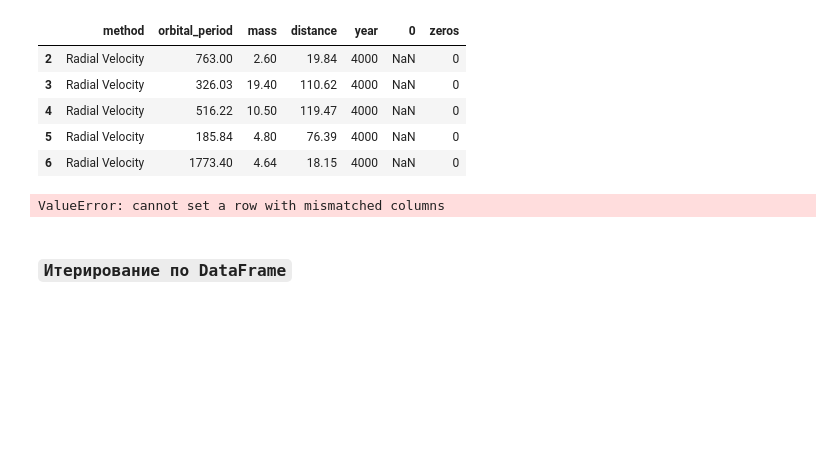
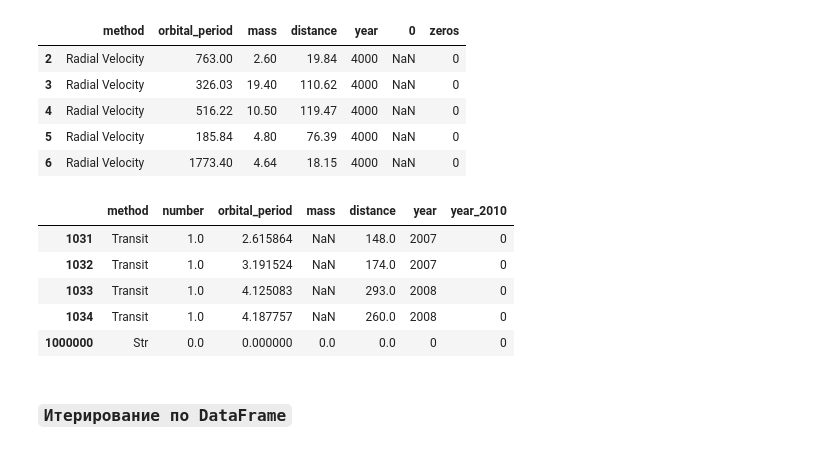
Before and after one commit to MelLain/mipt-python, a Jupyter notebook: lectures/05-data.ipynb, the cells around one changed output. Saved outputs shown, nothing was run; the diff lists cells and outputs as text; code cells hidden in the pictures; blank space fills up the shorter version.

```diff
--- a/lectures/05-data.ipynb
+++ b/lectures/05-data.ipynb
@@ -873,10 +873,15 @@ df.head()
 | 5 | Radial Velocity | 185.84 | 4.80 | 76.39 | 4000 | NaN | 0 |
 | 6 | Radial Velocity | 1773.40 | 4.64 | 18.15 | 4000 | NaN | 0 |
 # %%
-df.loc[1000000] = ["Str", 0.0, 0.0, 0.0, 0, 0]
+df.loc[1000000] = ["Str", 0.0, 0.0, 0.0, 0, 0, 0]
 df.tail()
 # %% [output]
-ValueError: cannot set a row with mismatched columns
+|  | method | number | orbital_period | mass | distance | year | year_2010 |
+| 1031 | Transit | 1.0 | 2.615864 | NaN | 148.0 | 2007 | 0 |
+| 1032 | Transit | 1.0 | 3.191524 | NaN | 174.0 | 2007 | 0 |
+| 1033 | Transit | 1.0 | 4.125083 | NaN | 293.0 | 2008 | 0 |
+| 1034 | Transit | 1.0 | 4.187757 | NaN | 260.0 | 2008 | 0 |
+| 1000000 | Str | 0.0 | 0.000000 | 0.0 | 0.0 | 0 | 0 |
 # %% [markdown]
 ### `Итерирование по DataFrame`
 # %%
```
Also changed, not shown: parts of 5 cells of this notebook, 1 other file.
